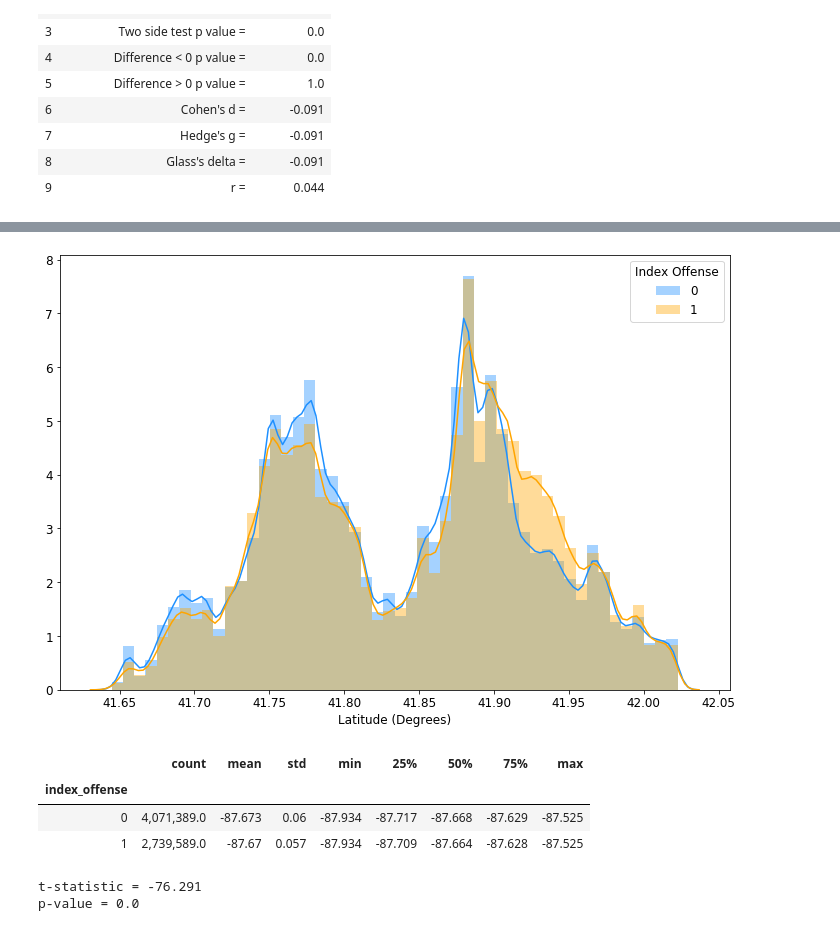
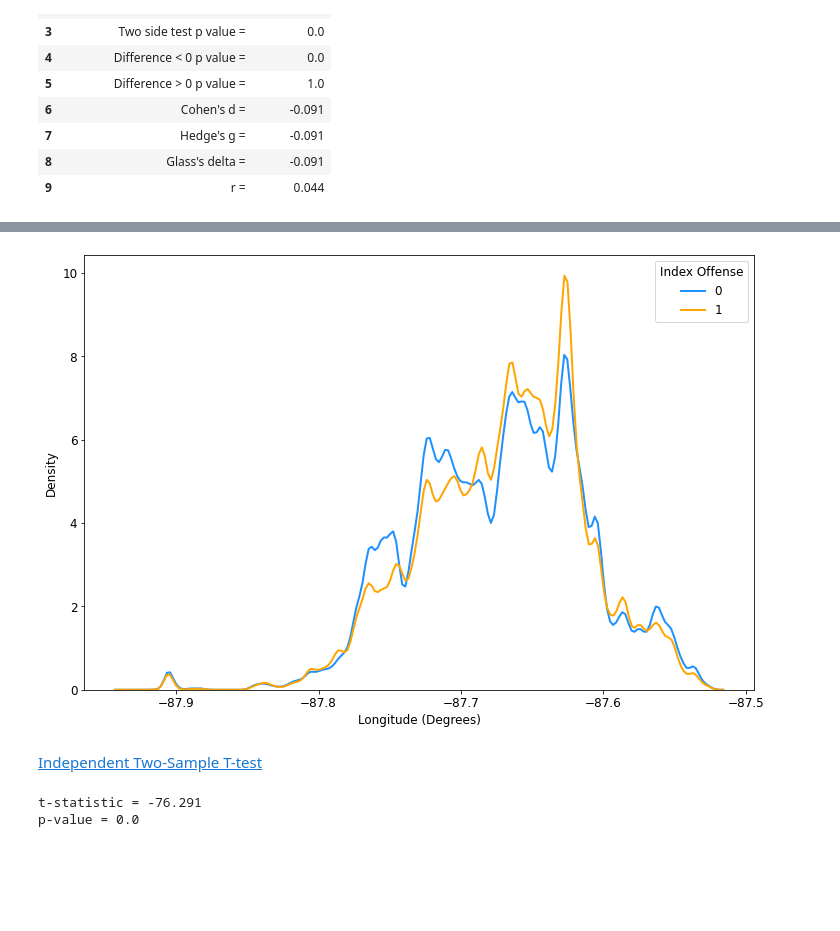
Before and after one commit to tweichle/Classifying-Criminal-Offenses, a Jupyter notebook: Chicago Crime Project.ipynb, the cells around one changed output, grey strips where cells are left out. Cells and saved outputs as stored; diff of their text form; code cells hidden in the pictures; blank space fills up the shorter version.

```diff
--- a/Chicago Crime Project.ipynb
+++ b/Chicago Crime Project.ipynb
@@ -245,7 +244,7 @@ This data includes unverified reports supplied to the Police Department. The pre
 ### Reading a File
 # %%
 # Create data path variable for loading data
-data_path = '/Users/yangweichle/Documents/Employment/TRAINING/DATA SCIENCE/GCP BigQuery API_Python/Datasets/'
+data_path = '/Users/yangweichle/Documents/Employment/TRAINING/DATA SCIENCE/PROJECTS/ClassifyingCriminalOffenses/GCP BigQuery API_Python/Datasets'
 # %%
 # Read file into DataFrame
 # Note: header=0 disables the header from the file
@@ -468,4 +475,7 @@ Rows: 6876137, Cols: 20
 # %%
 # Replace values in a column
-# Note: inplace=True changes the original DataFrame
-chicago_crime.primary_type.replace('OTHER NARCOTIC VIOLATION', 'NARCOTICS', inplace=True)
+# Note: to_replace: how to find the values that will be replaced
+#       inplace=True changes the original DataFrame
+#chicago_crime.primary_type.replace('OTHER NARCOTIC VIOLATION', 'NARCOTICS', inplace=True)
+chicago_crime.replace(to_replace={'primary_type': {'OTHER NARCOTIC VIOLATION': 'NARCOTICS',
+                                                   'DOMESTIC VIOLENCE': 'ASSAULT'}}, inplace=True)
@@ -474,7 +482,3 @@ chicago_crime.primary_type.replace('OTHER NARCOTIC VIOLATION', 'NARCOTICS', inpl
-# %%
-# Replace values in a column
-# Note: inplace=True changes the original DataFrame
-chicago_crime.primary_type.replace('DOMESTIC VIOLENCE', 'ASSAULT', inplace=True)
 # %%
 # Categorical column frequency
 # Returns counts of unique values in descending order (first element is the most frequently-occurring element)
@@ -1462,26 +1559,24 @@ round(results, 3)
 # %%
-x1 = chicago_crime[(chicago_crime.latitude.notnull())].loc[chicago_crime.index_offense==0, 'latitude']
-x2 = chicago_crime[(chicago_crime.latitude.notnull())].loc[chicago_crime.index_offense==1, 'latitude']
+x1 = chicago_crime[(chicago_crime.longitude.notnull())].loc[chicago_crime.index_offense==0, 'longitude']
+x2 = chicago_crime[(chicago_crime.longitude.notnull())].loc[chicago_crime.index_offense==1, 'longitude']
 
 # Plot
-kwargs = dict(hist_kws={'alpha': .6, 'edgecolor': 'black'}, kde_kws={'linewidth': 2})
-
-sns.distplot(x1, **kwargs, color='dodgerblue', label=0)
-sns.distplot(x2, **kwargs, color='orange', label=1)
-#plt.xlim(0, 400)
-plt.xlabel('Latitude (Degrees)')
-#plt.ylabel('Density')
+sns.kdeplot(x1,
+            color='dodgerblue',
+            linewidth=2,
+            label='0')
+sns.kdeplot(x2,
+            color='orange',
+            linewidth=2,
+            label='1')
+#plt.xlim(left, right)
+plt.xlabel('Longitude (Degrees)')
+plt.ylabel('Density')
 plt.legend(title='Index Offense');
 # %% [output]
-[figure, old version]
+[figure, new version]
-# %%
-# For each index_offense group, describe y_coordinate:
-round(chicago_crime.groupby(by='index_offense').longitude.describe(), 3)
-# %% [output]
-|  | count | mean | std | min | 25% | 50% | 75% | max |
-| index_offense |  |  |  |  |  |  |  |  |
-| 0 | 4,071,389.0 | -87.673 | 0.06 | -87.934 | -87.717 | -87.668 | -87.629 | -87.525 |
-| 1 | 2,739,589.0 | -87.67 | 0.057 | -87.934 | -87.709 | -87.664 | -87.628 | -87.525 |
+# %% [markdown]
+[Independent Two-Sample T-test](https://pythonfordatascience.org/independent-t-test-python/)
 # %%
 # Calculate the T-test for the means of *two independent* samples of scores
 # Note: nan_policy: defines how to handle when input contains nan. 'propagate' returns nan, 'raise' throws an error,
```
Also changed, not shown: parts of 154 cells of this notebook.
